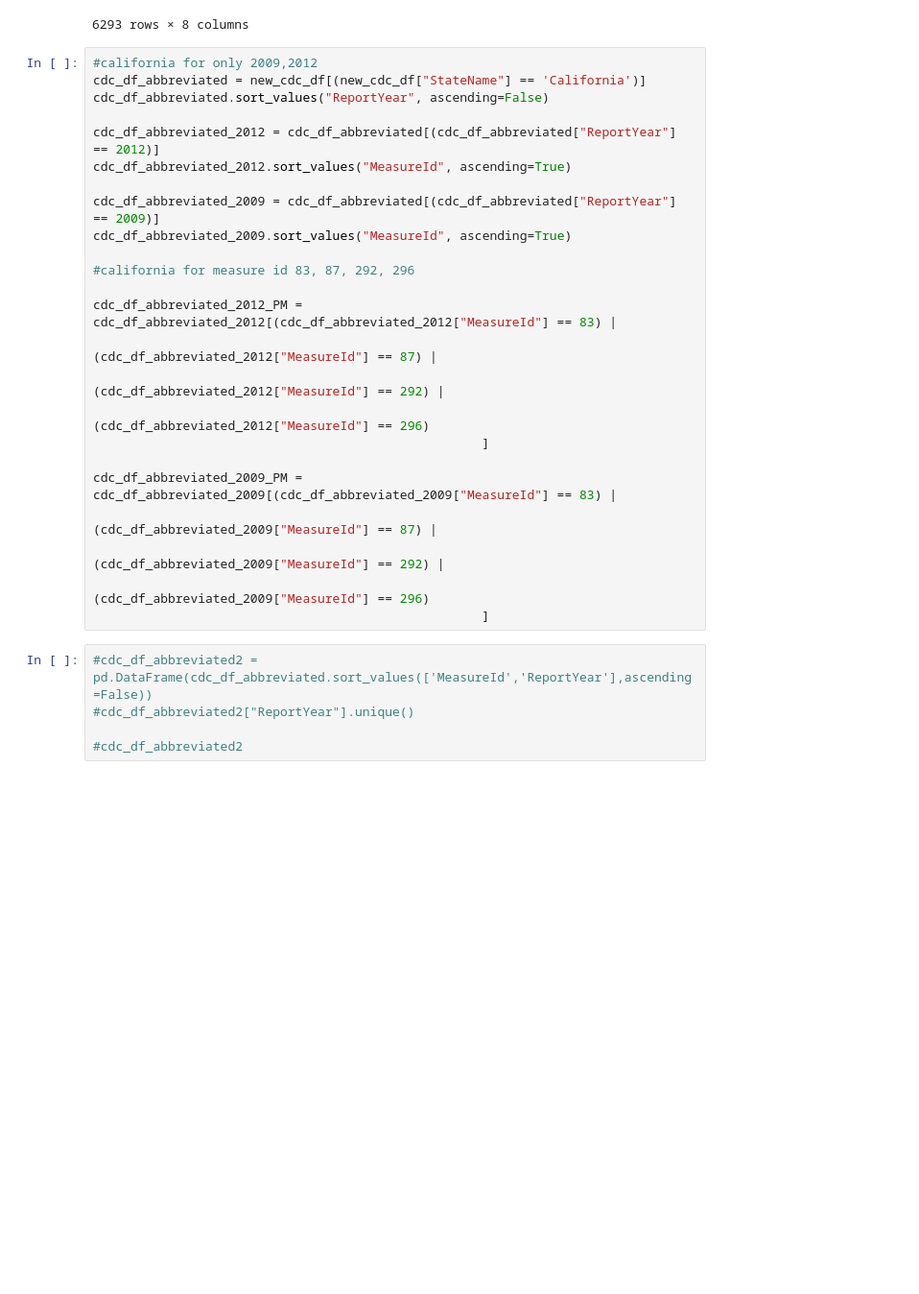
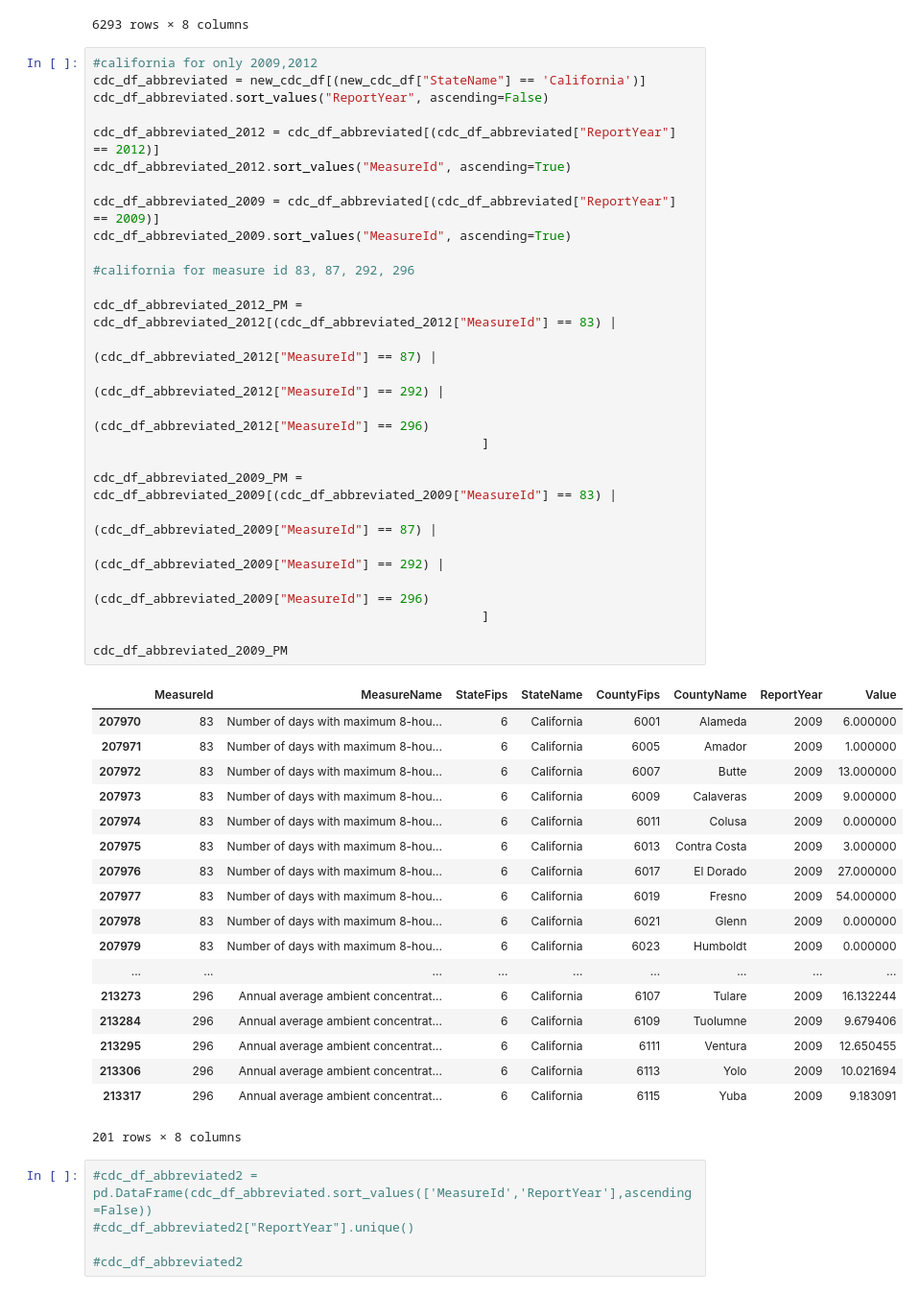
Before and after one commit to VanessaKnox/MVP-Solutions, a Jupyter notebook: masterprojectwork.ipynb, the cells around one changed output. Shown at 96% size. Saved outputs shown, nothing was run; the diff lists cells and outputs as text; blank space fills up the shorter version.

```diff
--- a/masterprojectwork.ipynb
+++ b/masterprojectwork.ipynb
@@ -284,27 +291,48 @@ cdc_df_abbreviated.sort_values("ReportYear", ascending=False)
 # %%
 #california for only 2009,2012
 cdc_df_abbreviated = new_cdc_df[(new_cdc_df["StateName"] == 'California')]
 cdc_df_abbreviated.sort_values("ReportYear", ascending=False)
 
 cdc_df_abbreviated_2012 = cdc_df_abbreviated[(cdc_df_abbreviated["ReportYear"] == 2012)]
 cdc_df_abbreviated_2012.sort_values("MeasureId", ascending=True)
 
 cdc_df_abbreviated_2009 = cdc_df_abbreviated[(cdc_df_abbreviated["ReportYear"] == 2009)]
 cdc_df_abbreviated_2009.sort_values("MeasureId", ascending=True)
 
 #california for measure id 83, 87, 292, 296
 
 cdc_df_abbreviated_2012_PM = cdc_df_abbreviated_2012[(cdc_df_abbreviated_2012["MeasureId"] == 83) |
                                                      (cdc_df_abbreviated_2012["MeasureId"] == 87) |
                                                      (cdc_df_abbreviated_2012["MeasureId"] == 292) |
                                                      (cdc_df_abbreviated_2012["MeasureId"] == 296)
                                                     ]
 
 cdc_df_abbreviated_2009_PM = cdc_df_abbreviated_2009[(cdc_df_abbreviated_2009["MeasureId"] == 83) |
                                                      (cdc_df_abbreviated_2009["MeasureId"] == 87) |
                                                      (cdc_df_abbreviated_2009["MeasureId"] == 292) |
                                                      (cdc_df_abbreviated_2009["MeasureId"] == 296)
                                                     ]
+
+cdc_df_abbreviated_2009_PM
+# %% [output]
+|  | MeasureId | MeasureName | StateFips | StateName | CountyFips | CountyName | ReportYear | Value |
+| 207970 | 83 | Number of days with maximum 8-hou... | 6 | California | 6001 | Alameda | 2009 | 6.000000 |
+| 207971 | 83 | Number of days with maximum 8-hou... | 6 | California | 6005 | Amador | 2009 | 1.000000 |
+| 207972 | 83 | Number of days with maximum 8-hou... | 6 | California | 6007 | Butte | 2009 | 13.000000 |
+| 207973 | 83 | Number of days with maximum 8-hou... | 6 | California | 6009 | Calaveras | 2009 | 9.000000 |
+| 207974 | 83 | Number of days with maximum 8-hou... | 6 | California | 6011 | Colusa | 2009 | 0.000000 |
+| 207975 | 83 | Number of days with maximum 8-hou... | 6 | California | 6013 | Contra Costa | 2009 | 3.000000 |
+| 207976 | 83 | Number of days with maximum 8-hou... | 6 | California | 6017 | El Dorado | 2009 | 27.000000 |
+| 207977 | 83 | Number of days with maximum 8-hou... | 6 | California | 6019 | Fresno | 2009 | 54.000000 |
+| 207978 | 83 | Number of days with maximum 8-hou... | 6 | California | 6021 | Glenn | 2009 | 0.000000 |
+| 207979 | 83 | Number of days with maximum 8-hou... | 6 | California | 6023 | Humboldt | 2009 | 0.000000 |
+| ... | ... | ... | ... | ... | ... | ... | ... | ... |
+| 213273 | 296 | Annual average ambient concentrat... | 6 | California | 6107 | Tulare | 2009 | 16.132244 |
+| 213284 | 296 | Annual average ambient concentrat... | 6 | California | 6109 | Tuolumne | 2009 | 9.679406 |
+| 213295 | 296 | Annual average ambient concentrat... | 6 | California | 6111 | Ventura | 2009 | 12.650455 |
+| 213306 | 296 | Annual average ambient concentrat... | 6 | California | 6113 | Yolo | 2009 | 10.021694 |
+| 213317 | 296 | Annual average ambient concentrat... | 6 | California | 6115 | Yuba | 2009 | 9.183091 |
+201 rows × 8 columns
 # %%
 #cdc_df_abbreviated2 = pd.DataFrame(cdc_df_abbreviated.sort_values(['MeasureId','ReportYear'],ascending=False))
 #cdc_df_abbreviated2["ReportYear"].unique()
```
Also changed, not shown: parts of 36 cells of this notebook, 2 other files.
